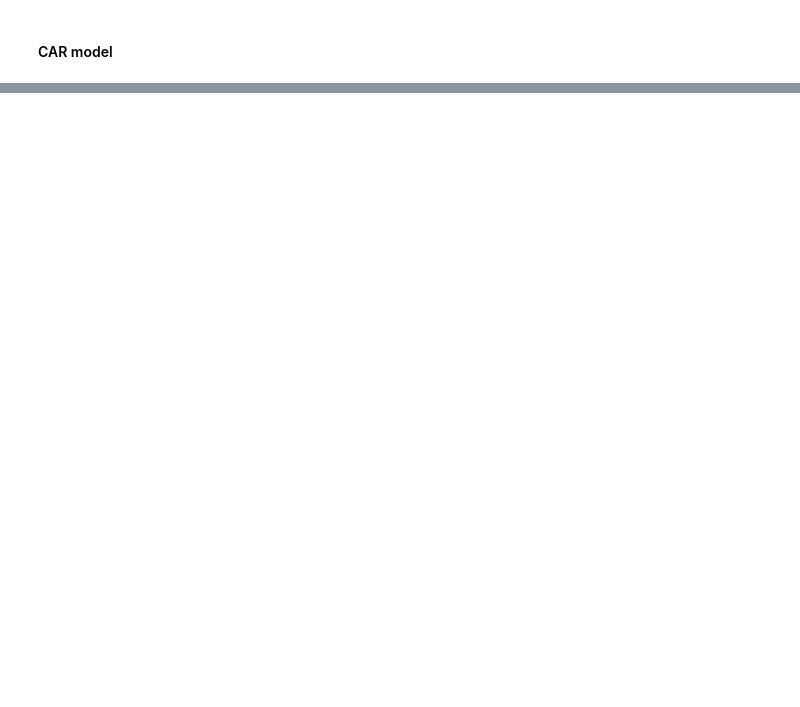
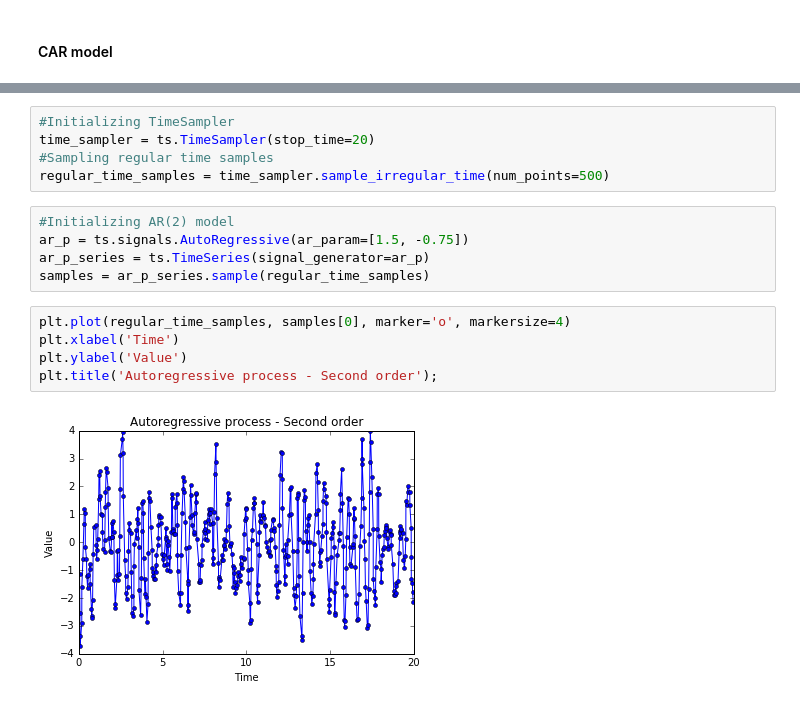
Before and after one commit to TimeSynth/TimeSynth, a Jupyter notebook: TimeSynthExamples.ipynb, the cells around one changed output, grey strips where cells are left out. Drawn from its saved outputs; the diff is of its cells as text; blank space fills up the shorter version.

Commit message:
Adding AR(p) process

```diff
--- a/TimeSynthExamples.ipynb
+++ b/TimeSynthExamples.ipynb
@@ -112,0 +115,17 @@ plt.title('Example Continuous Autoregressive process');
+# %%
+#Initializing TimeSampler
+time_sampler = ts.TimeSampler(stop_time=20)
+#Sampling regular time samples
+regular_time_samples = time_sampler.sample_irregular_time(num_points=500)
+# %%
+#Initializing AR(2) model
+ar_p = ts.signals.AutoRegressive(ar_param=[1.5, -0.75])
+ar_p_series = ts.TimeSeries(signal_generator=ar_p)
+samples = ar_p_series.sample(regular_time_samples)
+# %%
+plt.plot(regular_time_samples, samples[0], marker='o', markersize=4)
+plt.xlabel('Time')
+plt.ylabel('Value')
+plt.title('Autoregressive process - Second order');
+# %% [output]
+[figure, added]
```
Also changed, not shown: parts of 8 cells of this notebook, 1 other file.
